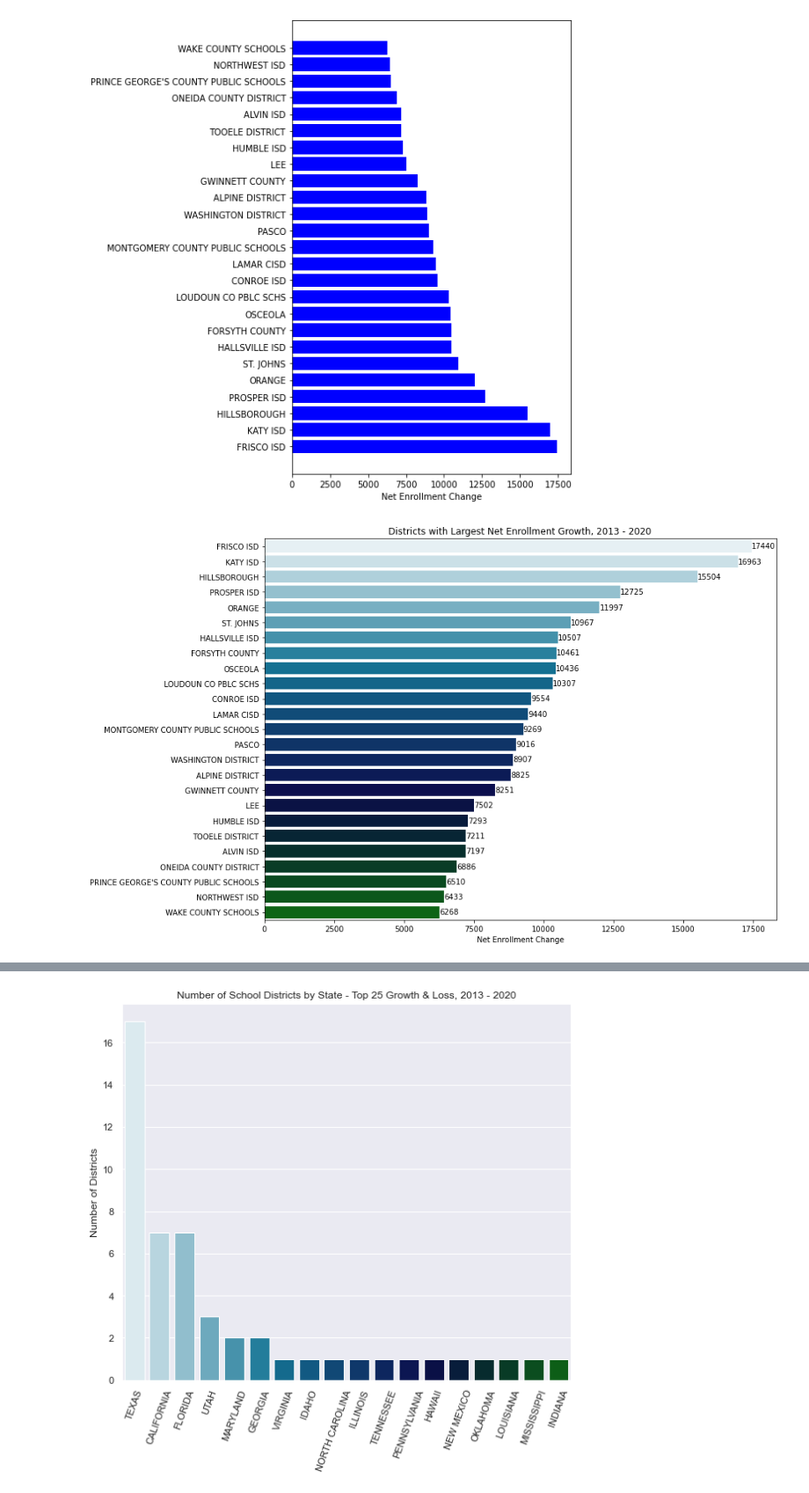
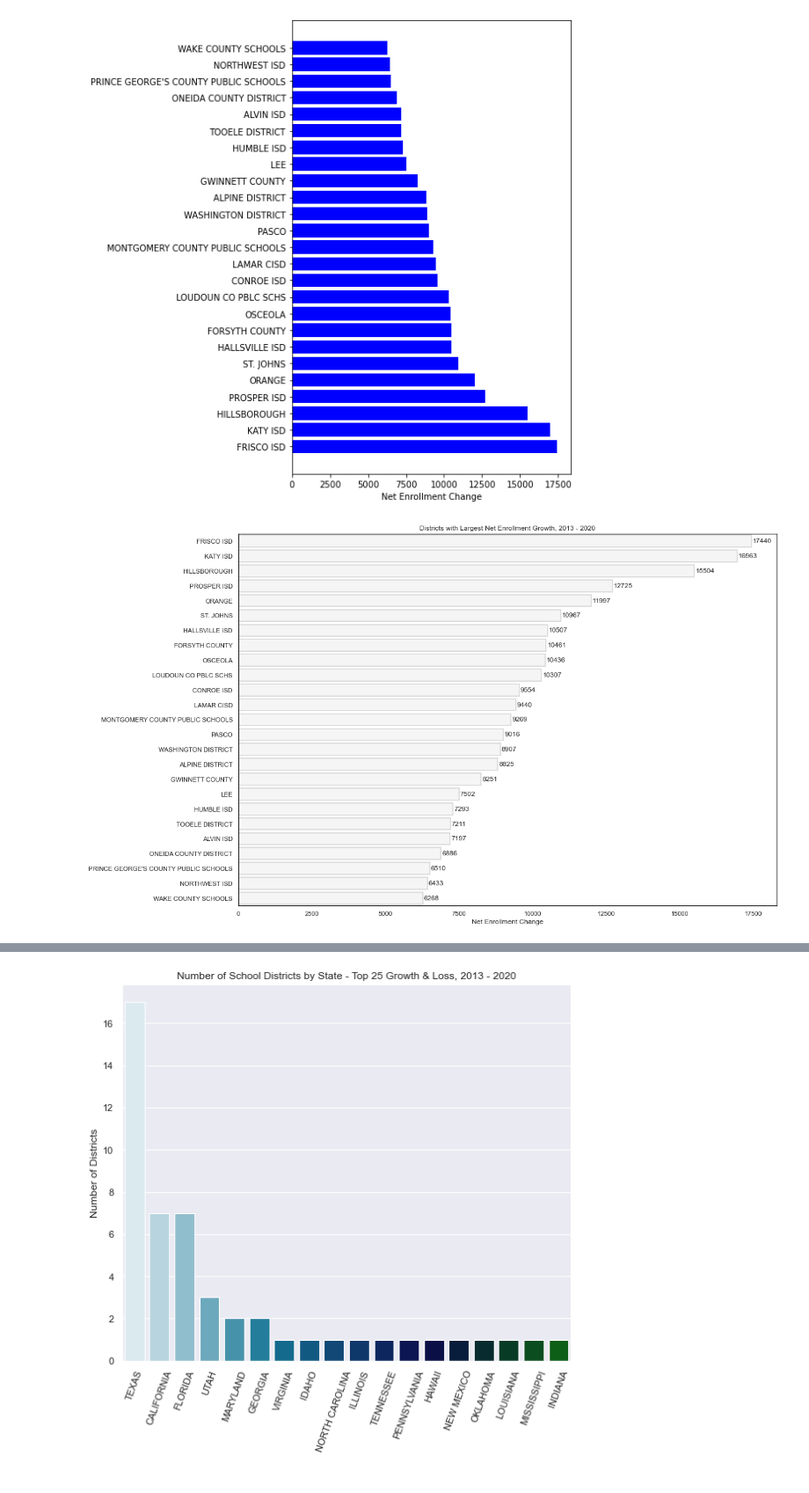
Before and after one commit to caitbrown12/NSS_Capstone, a Jupyter notebook: notebook/NCES_Enrollment_Data_2.ipynb, the cells around one changed output, grey strips where cells are left out. Shown at 88% size. Drawn from its saved outputs; the diff is of its cells as text; code cells hidden in the pictures.

```diff
--- a/notebook/NCES_Enrollment_Data_2.ipynb
+++ b/notebook/NCES_Enrollment_Data_2.ipynb
@@ -816,18 +816,22 @@ plt.show();
 [figure]
 # %%
 #top 25 districts with net enrollment growth, seaborn
-fig, ax = plt.subplots(figsize=(13, 8))
+fig, ax = plt.subplots(figsize=(17, 10))
+sns.set_style('ticks')
 ax = sns.barplot(x='Net Enrollment Change', y='Agency Name',
             data=top25g,
-           palette='ocean_r')
-ax.bar_label(ax.containers[0])
+            color='whitesmoke',
+            edgecolor='gainsboro',
+            lw=2)
+ax.bar_label(ax.containers[0], size=12, padding=2)
 plt.xlabel('Net Enrollment Change')
 plt.ylabel(None)
 plt.title('Districts with Largest Net Enrollment Growth, 2013 - 2020')
 plt.tight_layout()
+plt.savefig('Top 25 Net Enrollment Growth Districts')
 plt.show();
 #not sure if the bar labels are helpful or distracting at this point
 # %% [output]
-[figure, old version]
+[figure, new version]
 # %%
 #top 25 districts with net enrollment loss, seaborn
```
Also changed, not shown: parts of 13 cells of this notebook.
